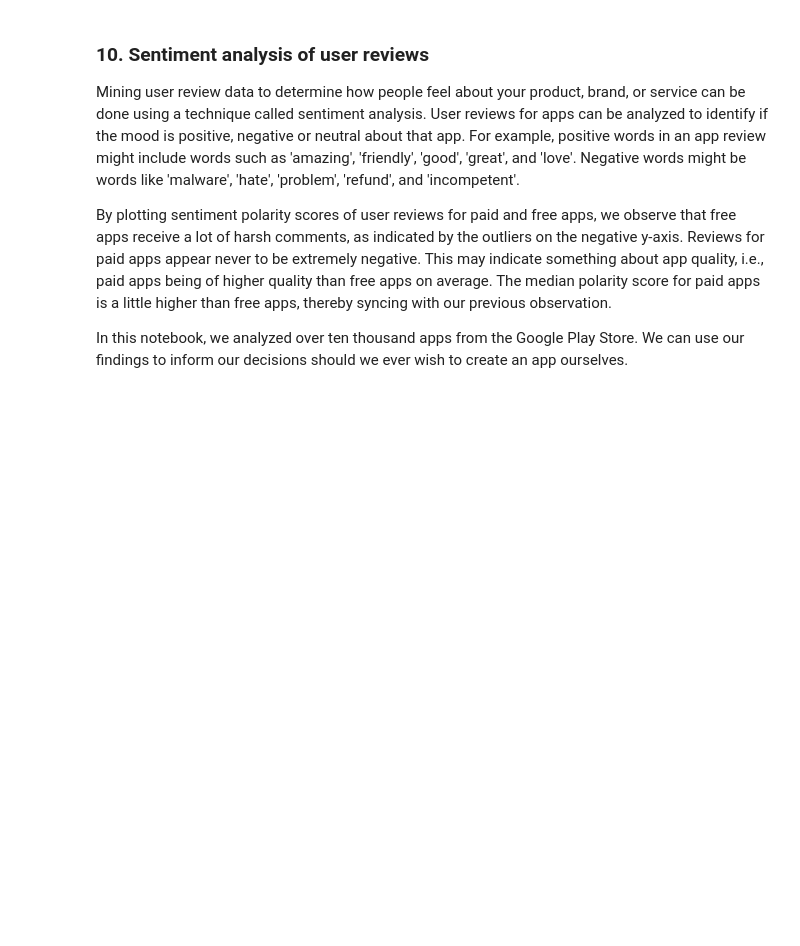
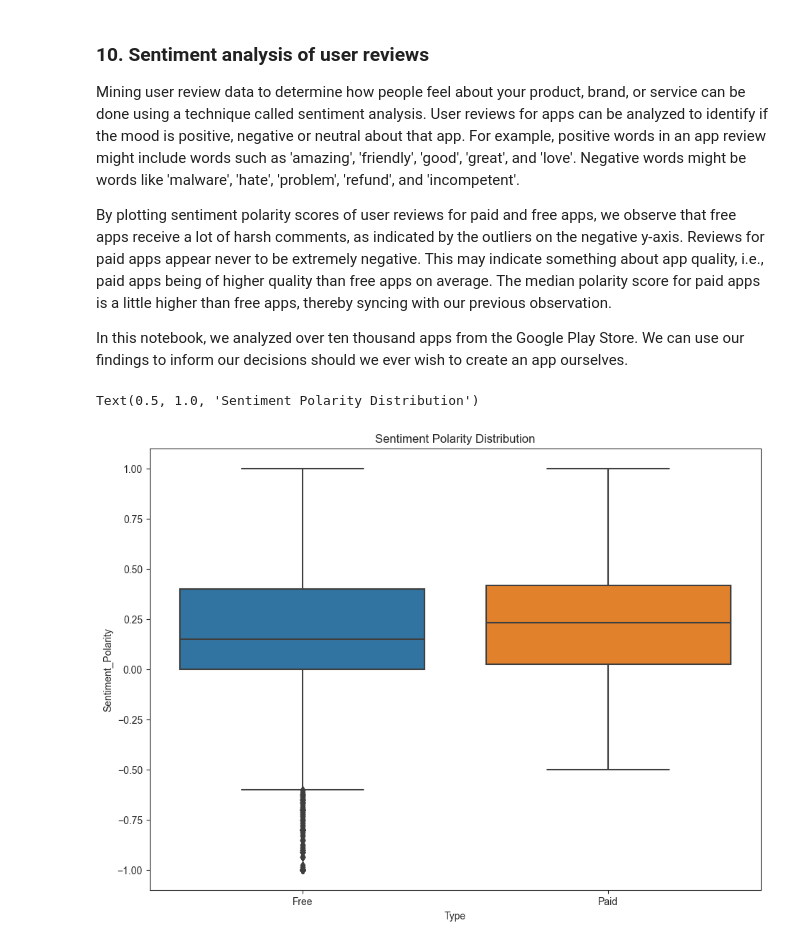
Before and after one commit to mcabas/DataCamp_Projects, a Jupyter notebook: DataCamp.Project_003_GooglePlay.ipynb, the cells around one changed output. Saved outputs shown, nothing was run; the diff lists cells and outputs as text; code cells hidden in the pictures; blank space fills up the shorter version.

```diff
--- a/DataCamp.Project_003_GooglePlay.ipynb
+++ b/DataCamp.Project_003_GooglePlay.ipynb
@@ -270,17 +339,20 @@ In this notebook, we analyzed over ten thousand apps from the Google Play Store.
 # %%
 # Load user_reviews.csv
 reviews_df = pd.read_csv('datasets/user_reviews.csv')
 
 # Join the two dataframes
 merged_df = apps.merge(reviews_df)
 
-# Drop NA values from Sentiment and Review columns
-merged_df = merged_df.dropna(subset = ['Sentiment', 'Review'])
+# Drop NA values from Sentiment column.
+merged_df = merged_df.dropna(subset = ['Sentiment'])
 
 sns.set_style('ticks')
 fig, ax = plt.subplots()
 fig.set_size_inches(11, 8)
 
 # User review sentiment polarity for paid vs. free apps
 ax = sns.boxplot(x = merged_df['Type'], y = merged_df['Sentiment_Polarity'], data = merged_df)
 ax.set_title('Sentiment Polarity Distribution')
+# %% [output]
+Text(0.5, 1.0, 'Sentiment Polarity Distribution')
+[figure, added]
```
Also changed, not shown: parts of 8 cells of this notebook, 1 other file.
